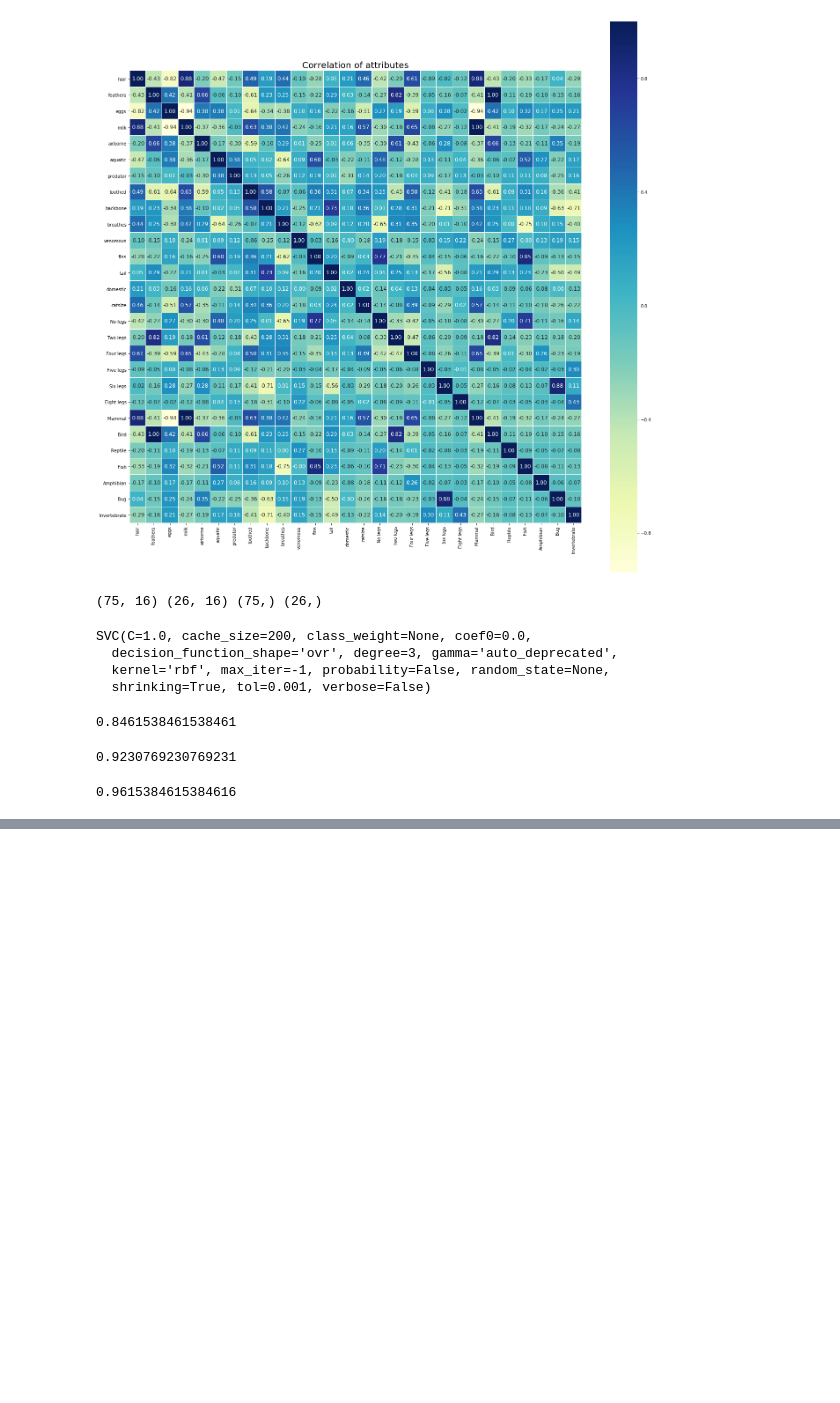
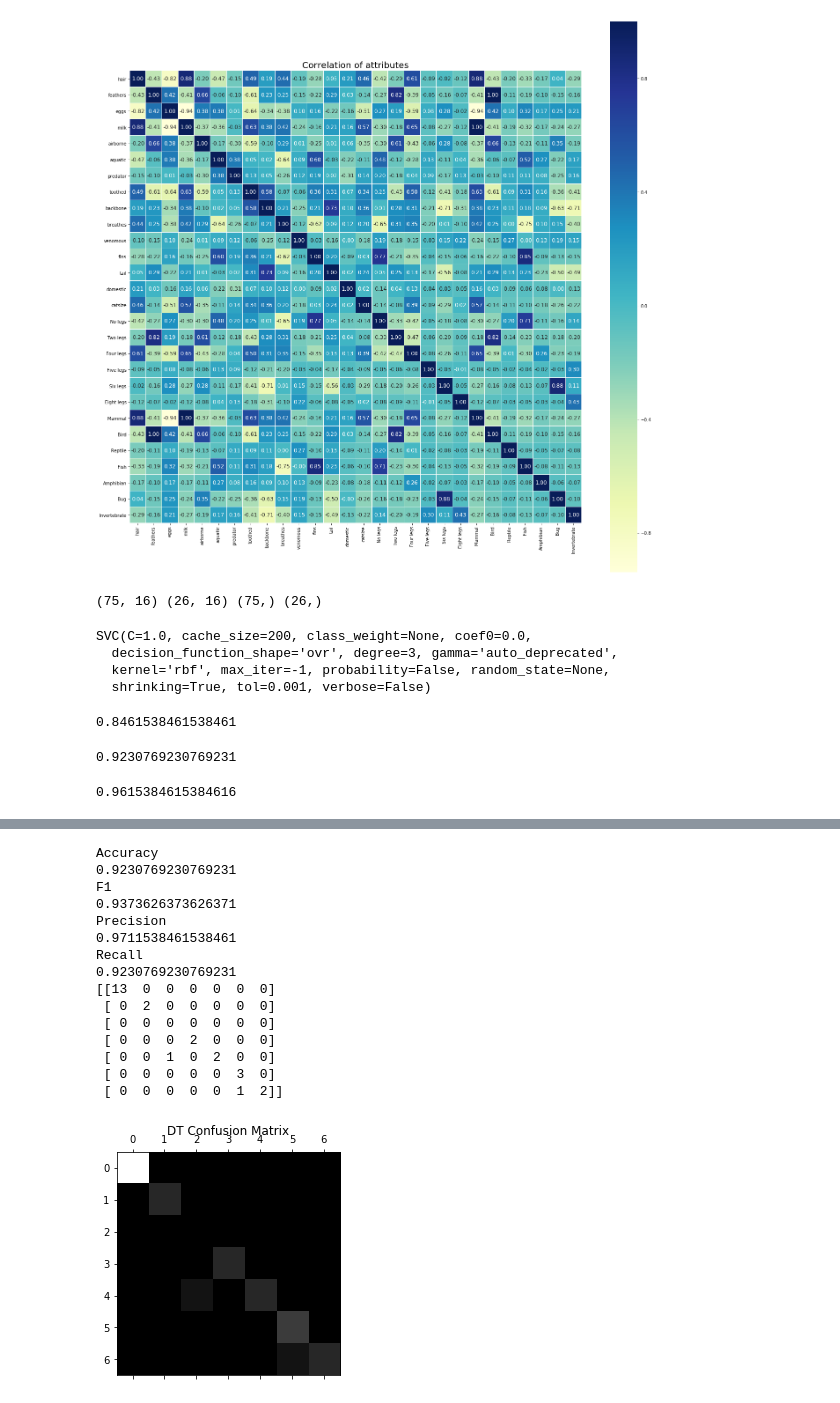
Before and after one commit to Fudgel69/MAL, a Jupyter notebook: MAL projekt/Mal_projekt.ipynb, the cells around one changed output, grey strips where cells are left out. Saved outputs shown, nothing was run; the diff lists cells and outputs as text; code cells hidden in the pictures; blank space fills up the shorter version.

```diff
--- a/MAL projekt/Mal_projekt.ipynb
+++ b/MAL projekt/Mal_projekt.ipynb
@@ -112,0 +152,35 @@ lr.score(X_test, y_test)
+# %%
+
+dtPredict = dt.predict(X_test)
+print("Accuracy")
+print(accuracy_score(dtPredict, y_test))
+print("F1")
+print(f1_score(dtPredict, y_test, average='weighted', labels=np.unique(dtPredict)))
+print("Precision")
+print(precision_score(dtPredict, y_test, average='weighted', labels=np.unique(dtPredict)))
+print("Recall")
+print(recall_score(dtPredict, y_test, average='weighted', labels=np.unique(dtPredict)))
+
+cm = confusion_matrix(dtPredict, y_test)
+print(cm)
+
+plt.matshow(cm, cmap=plt.cm.gray)
+plt.title("DT Confusion Matrix")
+plt.show()
+# %% [output]
+Accuracy
+0.9230769230769231
+F1
+0.9373626373626371
+Precision
+0.9711538461538461
+Recall
+0.9230769230769231
+[[13  0  0  0  0  0  0]
+ [ 0  2  0  0  0  0  0]
+ [ 0  0  0  0  0  0  0]
+ [ 0  0  0  2  0  0  0]
+ [ 0  0  1  0  2  0  0]
+ [ 0  0  0  0  0  3  0]
+ [ 0  0  0  0  0  1  2]]
+[figure, added]
```
Also changed, not shown: parts of 3 cells of this notebook, 1 other file.
